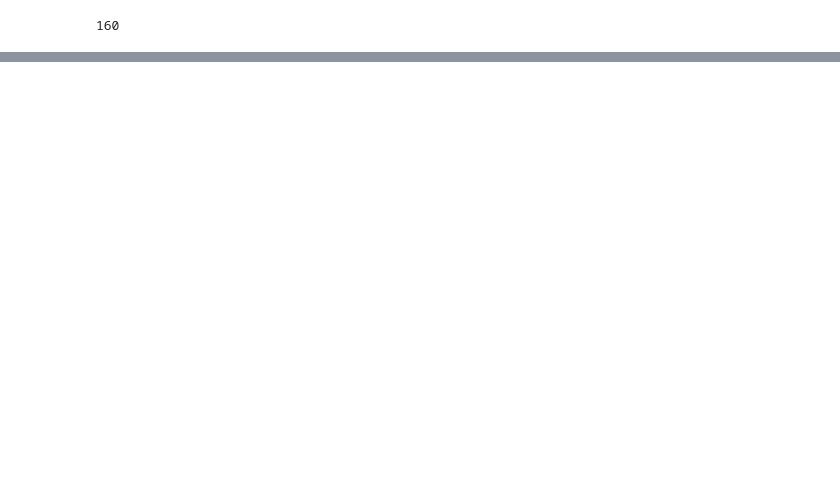
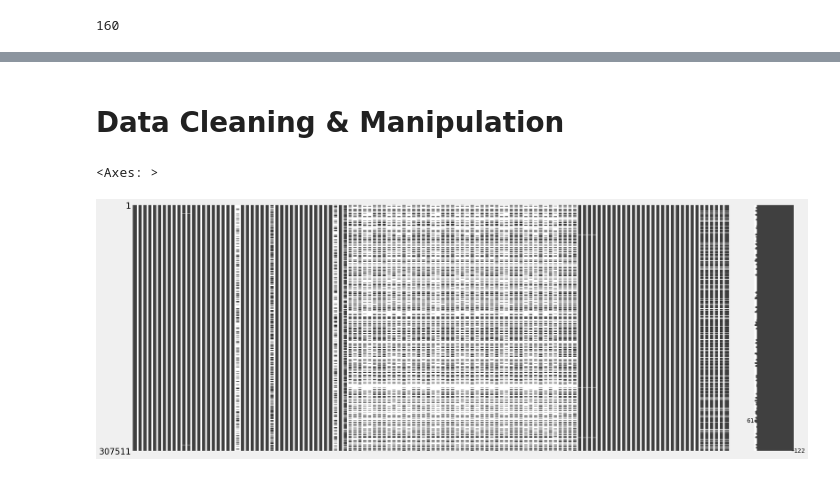
Before and after one commit to jayacpc9/FSDS_Classes, a Jupyter notebook: Python_Workspace/Notebook/06252026_Bank_loan_risk_analysis.ipynb, the cells around one changed output, grey strips where cells are left out. Saved outputs shown, nothing was run; the diff lists cells and outputs as text; code cells hidden in the pictures; blank space fills up the shorter version.

```diff
--- a/Python_Workspace/Notebook/06252026_Bank_loan_risk_analysis.ipynb
+++ b/Python_Workspace/Notebook/06252026_Bank_loan_risk_analysis.ipynb
@@ -7,4 +9,18 @@ folder_location ="/Users/chandra/Desktop/FSDS_GenAI_Training/01_Statistics/bank
 file_name_application_data = "application_data.csv"
 file_name_columns_description = "columns_description.csv"
 file_name_previous_application = "previous_application.csv"
+# %%
+import pandas as pd
+import numpy as np
+import matplotlib.pyplot as plt
+import matplotlib.style as style
+import seaborn as sns
+import itertools
+
+# setting up plot style
+# style.use('seaborn-poster')
+style.use('fivethirtyeight')
+
+import warnings
+warnings.filterwarnings('ignore')
 # %%
@@ -103,0 +227,11 @@ Total Columns :  37
+# %% [markdown]
+# Data Cleaning & Manipulation
+# %%
+# This code snippet utilizes the missingno library (imported as mn),
+# which is a specialized, high-level data visualization library designed
+# for a single purpose: mapping, diagnosing, and visualizing missing data within a dataset.
+import missingno as mn
+mn.matrix(application_df)
+# %% [output]
+<Axes: >
+[figure, added]
```
Also changed, not shown: parts of 65 cells of this notebook, 2 other files.
